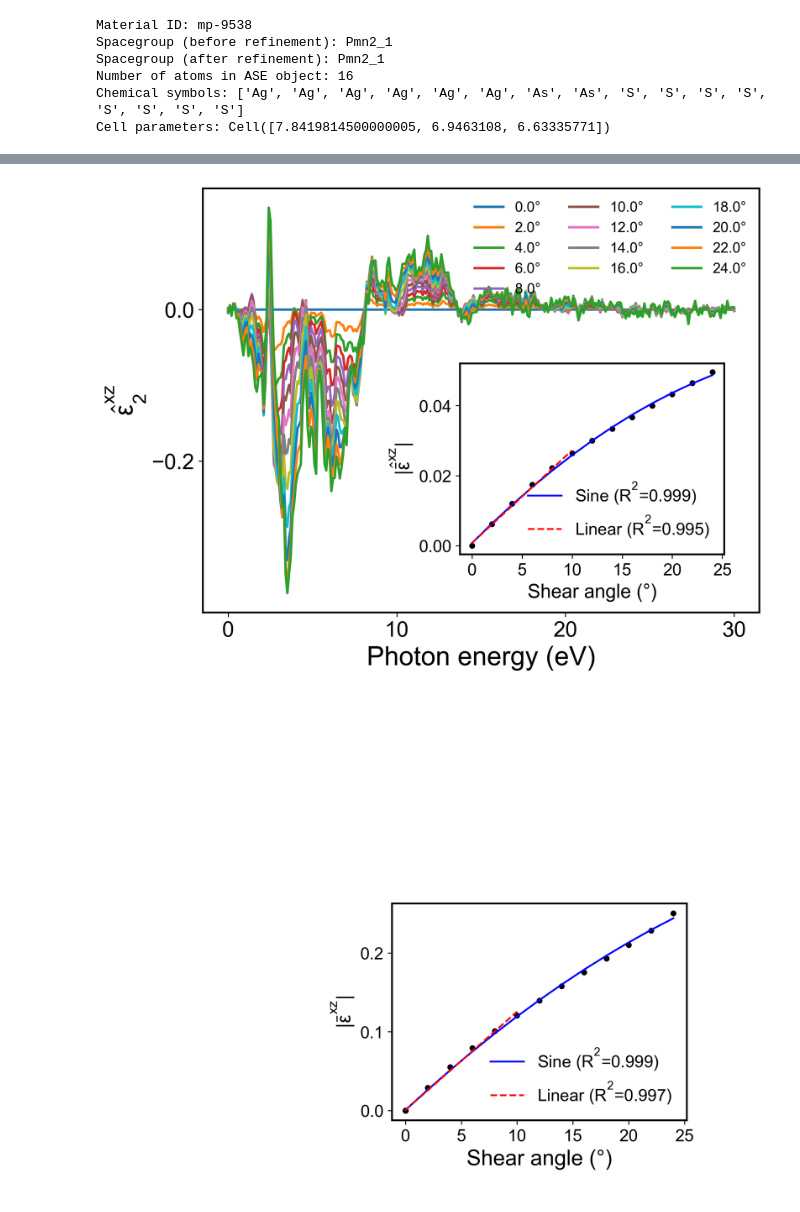
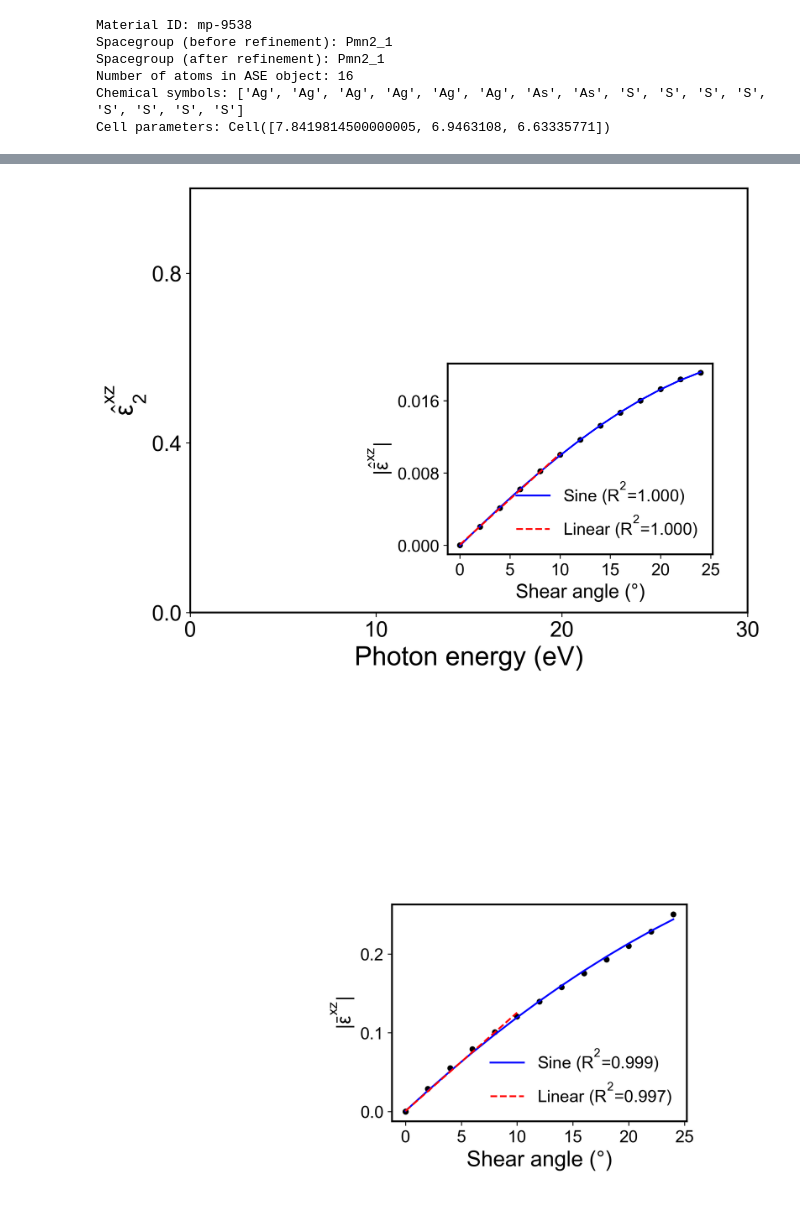
Before and after one commit to qmatyanlab/TSENN, a Jupyter notebook: notebook/perturb_structure_prediction_shear.ipynb, the cells around one changed output, grey strips where cells are left out. Drawn from its saved outputs; the diff is of its cells as text; code cells hidden in the pictures.

```diff
--- a/notebook/perturb_structure_prediction_shear.ipynb
+++ b/notebook/perturb_structure_prediction_shear.ipynb
@@ -291,9 +291,10 @@ em_dim = 128
 lmax = 2
 use_batch_norm = False
 dropout_prob=0
-batch_size = 8
+batch_size = 12 # 8 for ori. 12 for unconv.
 lr = 1e-2
-layers = 4
+# layers = 4
+layers = 2 # for uncionverged model
 model = PeriodicNetwork(
     in_dim=118,
     em_dim=em_dim,
@@ -313,8 +314,8 @@ model = PeriodicNetwork(
 # run_name = f'scalar_model_{run_time}_Lmax=3'
 # run_name = f'tensor_model_{run_time}_Lmax=4_with_b'
 # run_name = f'saved_test_{run_time}_Lmax={lmax}_Lr_0.01_with_individual_b'
-run_name = f'revision_{run_time}_Lmax_{lmax}_Lr_{lr}_bs_{batch_size}_em_{em_dim}_layers_{layers}'
-
+# run_name = f'revision_{run_time}_Lmax_{lmax}_Lr_{lr}_bs_{batch_size}_em_{em_dim}_layers_{layers}'
+run_name = f"unconverged_TSENN-B_250922_Lmax_2_Lr_0.01_bs_12_em_128_layers_2_mul_32"
 
 
 wandb.init(
@@ -413,7 +414,7 @@ for index, row in df.iterrows():
     energy = row["energies_interp"]
     delta = row["delta_zz_xx"]
 
-    ax.plot(energy, delta, label=strain_label)
+    # ax.plot(energy, delta, label=strain_label)
 
 ax.set_xlabel("Photon energy (eV)", fontsize=fontsize + 4)
 ax.set_ylabel(r"$\hat{\epsilon}^{xz}_2$", fontsize=fontsize + 4)
@@ -464,34 +465,34 @@ def sine_func(x, A, B, phi, C):
     return A * np.sin(B * x + phi) + C
 
 x_sin, y_sin = strain_values.flatten(), mean_anisotropies
 A0 = (y_sin.max() - y_sin.min()) / 2
 B0, phi0, C0 = np.pi / 180.0, 0, y_sin.mean()
 popt_sin, _ = curve_fit(sine_func, x_sin, y_sin, p0=[A0, B0, phi0, C0], maxfev=100000)
 pred_sin = sine_func(x_sin, *popt_sin)
 r2_sin = r2_score(y_sin, pred_sin)
 
 # Create inset
 ax_inset = inset_axes(ax, width="50%", height="45%", loc="lower right", bbox_to_anchor=(0.0, 0.12, 0.95, 1), bbox_transform=ax.transAxes)
 
 ax_inset.scatter(strain_values, mean_anisotropies, color='k', s=15)
 ax_inset.plot(x_sin, pred_sin, 'b', linewidth=1.5, label=fr"Sine ($R^2$={r2_sin:.3f})")
 ax_inset.plot(x_lin, pred_lin, 'r--', linewidth=1.5, label=fr"Linear ($R^2$={r2_lin:.3f})")
 ax_inset.yaxis.set_major_locator(plt.MaxNLocator(3))   # at most 3 ticks on y-axis
 ax_inset.xaxis.set_major_locator(plt.MaxNLocator(6))   # clean x-axis ticks
 
 # Optional: smaller font + scientific notation for y-axis
 ax_inset.tick_params(axis="both", which="major", labelsize=7)
 ax_inset.set_xlabel("Shear angle (°)", fontsize=fontsize -2)
 ax_inset.set_ylabel(r"$|\hat{\bar\epsilon}^{xz}|$", fontsize=fontsize -2)
 # ax_inset.set_ylabel(r"MAE($\hat\epsilon_{xx}$, $\hat\epsilon_{zz}$)", fontsize=fontsize -4)
 
 ax_inset.tick_params(axis="both", which="major", labelsize=fontsize -4)
 ax_inset.legend(frameon=False, fontsize=fontsize -4, loc="lower right")
 
 plt.tight_layout()
 plt.show()
 # %% [output]
-[figure, old version]
+[figure, new version]
 # %%
 def process_all_folders(root_folder):
     all_data = []
```
Also changed, not shown: parts of 1 cell of this notebook, 58 other files.
